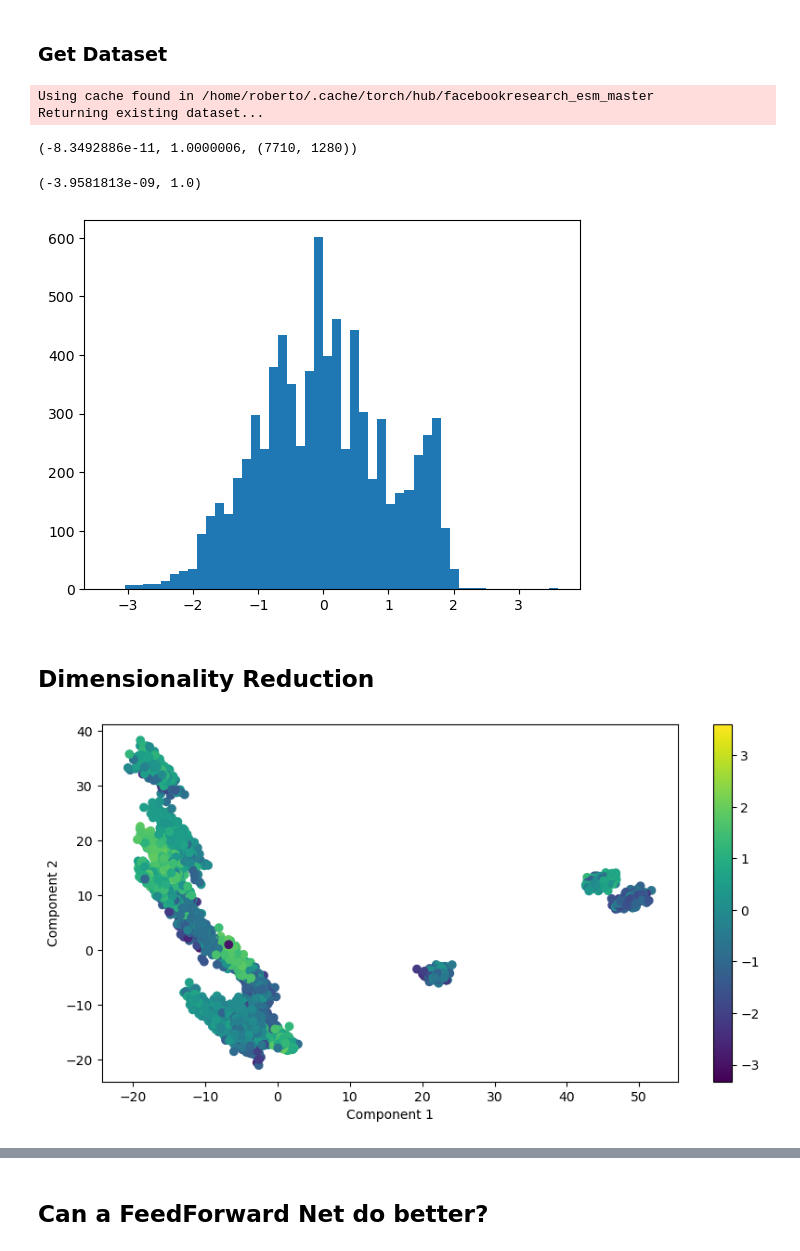
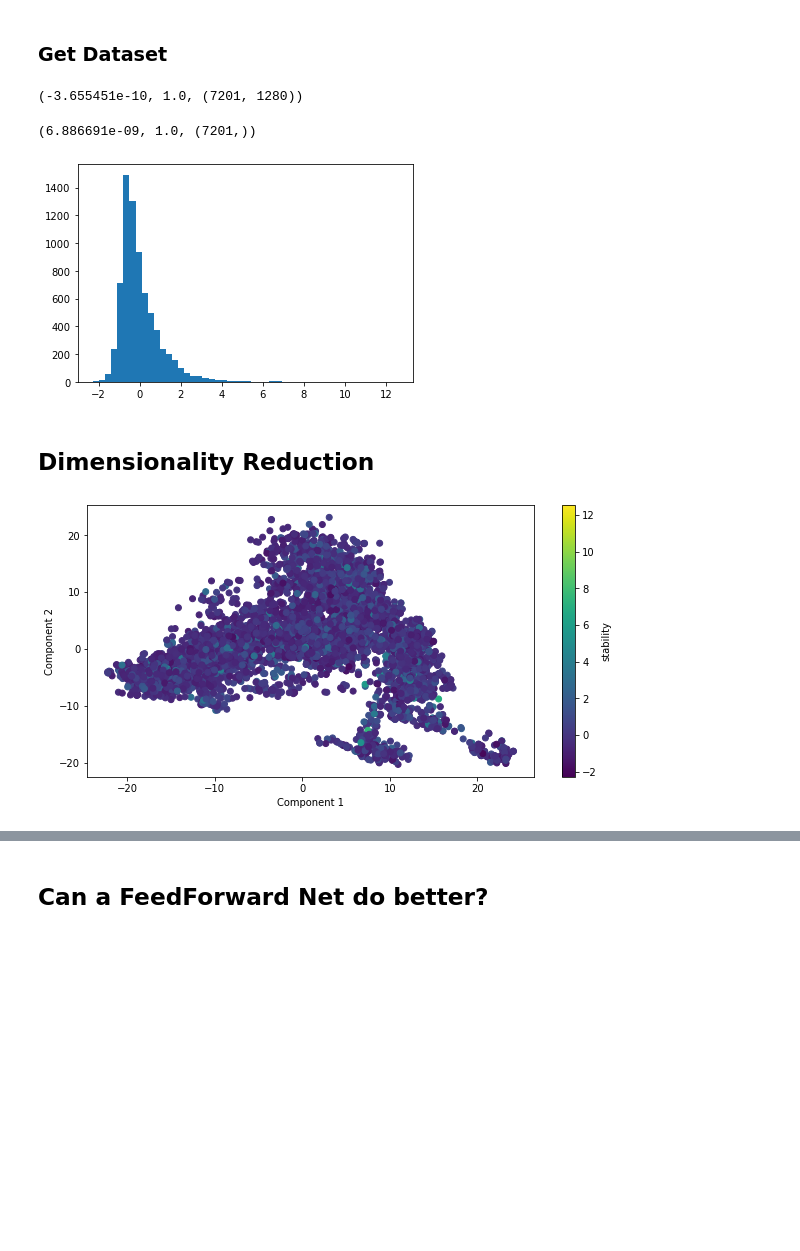
Before and after one commit to stepp1/protera-stability, a Jupyter notebook: project/mutagenesis/experiments/modelling.ipynb, the cells around one changed output, grey strips where cells are left out. Saved outputs shown, nothing was run; the diff lists cells and outputs as text; code cells hidden in the pictures; blank space fills up the shorter version.

```diff
--- a/project/mutagenesis/experiments/modelling.ipynb
+++ b/project/mutagenesis/experiments/modelling.ipynb
@@ -22,0 +3,6 @@ prism_merged_999_IF-1_DMS.csv
+# %%
+from pathlib import Path
+
+data_path = Path("../data/Protera")
+
+!ls $data_path
@@ -30,30 +22,26 @@ ModuleNotFoundError: No module named 'cuml'
 # %% [markdown]
 ### Get Dataset
-# %%
-data_path = Path("../data")
-X, y = load_dataset_raw(data_path, kind="train", scale=True)
-# %% [output]
-Using cache found in /home/roberto/.cache/torch/hub/facebookresearch_esm_master
-Returning existing dataset...
+# %%
+train_set = ProteinStabilityDataset(proteins_path=data_path / "stability_train.h5")
 # %%
-X.mean(), X.var(), X.shape
+train_set.X.mean(), train_set.X.var(), train_set.X.shape
 # %% [output]
-(-8.3492886e-11, 1.0000006, (7710, 1280))
+(-3.655451e-10, 1.0, (7201, 1280))
 # %%
-y.mean(), y.var()
+train_set.y.mean(), train_set.y.var(), train_set.y.shape
 # %% [output]
-(-3.9581813e-09, 1.0)
+(6.886691e-09, 1.0, (7201,))
 # %%
-plt.hist(y, bins=50)
+plt.hist(train_set.y, bins=50)
 plt.show()
 # %% [output]
-[figure, old version]
+[figure, new version]
 # %% [markdown]
 ## Dimensionality Reduction
 # %%
-from protera_stability import dim_reduction
+from protera_stability.utils.decomposition import dim_reduction
 
-X = dim_reduction(X, y, n_components=32, plot_viz=True)
+X = dim_reduction(train_set.X, train_set.y, n_components=32, plot_viz=True, prefix="stability")
 # %% [output]
-[figure, old version]
+[figure, new version]
 # %%
```
Also changed, not shown: parts of 8 cells of this notebook, 1 other file.
